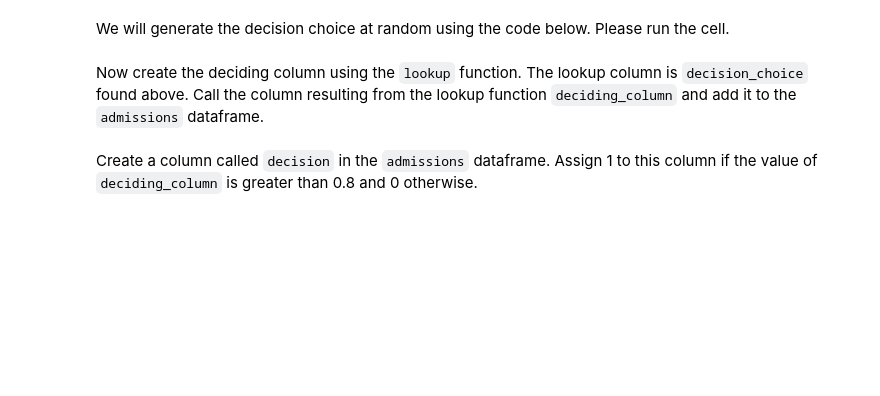
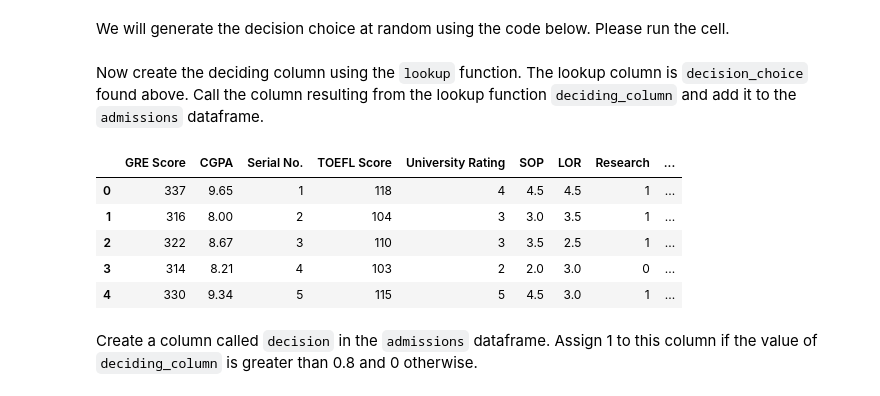
Before and after one commit to ta-data-lis/lab-advanced-pandas, a Jupyter notebook: your-code/main.ipynb, the cells around one changed output. Drawn from its saved outputs; the diff is of its cells as text; code cells hidden in the pictures; blank space fills up the shorter version.

```diff
--- a/your-code/main.ipynb
+++ b/your-code/main.ipynb
@@ -173,14 +192,8 @@ We will start by creating a standardized column for `CGPA`, `GRE Score` and `LOR
 Recall that standardizing a column is done by subtracting the mean of the column from all observations in the column and then dividing each observation in the column by the column's standard deviation.
 
 In the cell below, write a standardization function (a function that takes a column as input and returns a standardized column as output). Make sure to use the `numpy` versions of mean and standard deviation.
-# %%
-def standardize(col):
-    """
-    This function takes a column from a dataframe
-    and returns a standardized column by subtracting the column's mean
-    and dividing by the column's standard deviation.
-    """
-
-    # your code here
+# %%
+def standardize(col):
+    return (col - col.mean())/col.std()
 # %% [markdown]
 Now create the standardized columns `CGPA_std`, `GRE_std`, and `LOR_std` and add them to the `admissions` dataframe.
@@ -188,0 +200,7 @@ Now create the standardized columns `CGPA_std`, `GRE_std`, and `LOR_std` and add
+# %%
+admissions['CGPA_std'] =standardize(admissions['CGPA'])
+admissions['GRE_std'] =standardize(admissions['GRE Score'])
+admissions['LOR_std'] =standardize(admissions['LOR'])
+
+
+admissions
@@ -202,2 +232,12 @@ Now create the deciding column using the `lookup` function. The lookup column is
+# %%
+admissions['deciding_column'] = admissions.lookup(admissions.index, decision_choice)
+admissions.head()
+# %% [output]
+|  | GRE Score | CGPA | Serial No. | TOEFL Score | University Rating | SOP | LOR | Research | ... |
+| 0 | 337 | 9.65 | 1 | 118 | 4 | 4.5 | 4.5 | 1 | ... |
+| 1 | 316 | 8.00 | 2 | 104 | 3 | 3.0 | 3.5 | 1 | ... |
+| 2 | 322 | 8.67 | 3 | 110 | 3 | 3.5 | 2.5 | 1 | ... |
+| 3 | 314 | 8.21 | 4 | 103 | 2 | 2.0 | 3.0 | 0 | ... |
+| 4 | 330 | 9.34 | 5 | 115 | 5 | 4.5 | 3.0 | 1 | ... |
 # %% [markdown]
 Create a column called `decision` in the `admissions` dataframe. Assign 1 to this column if the value of `deciding_column` is greater than 0.8 and 0 otherwise.
```
Also changed, not shown: parts of 12 cells of this notebook.
